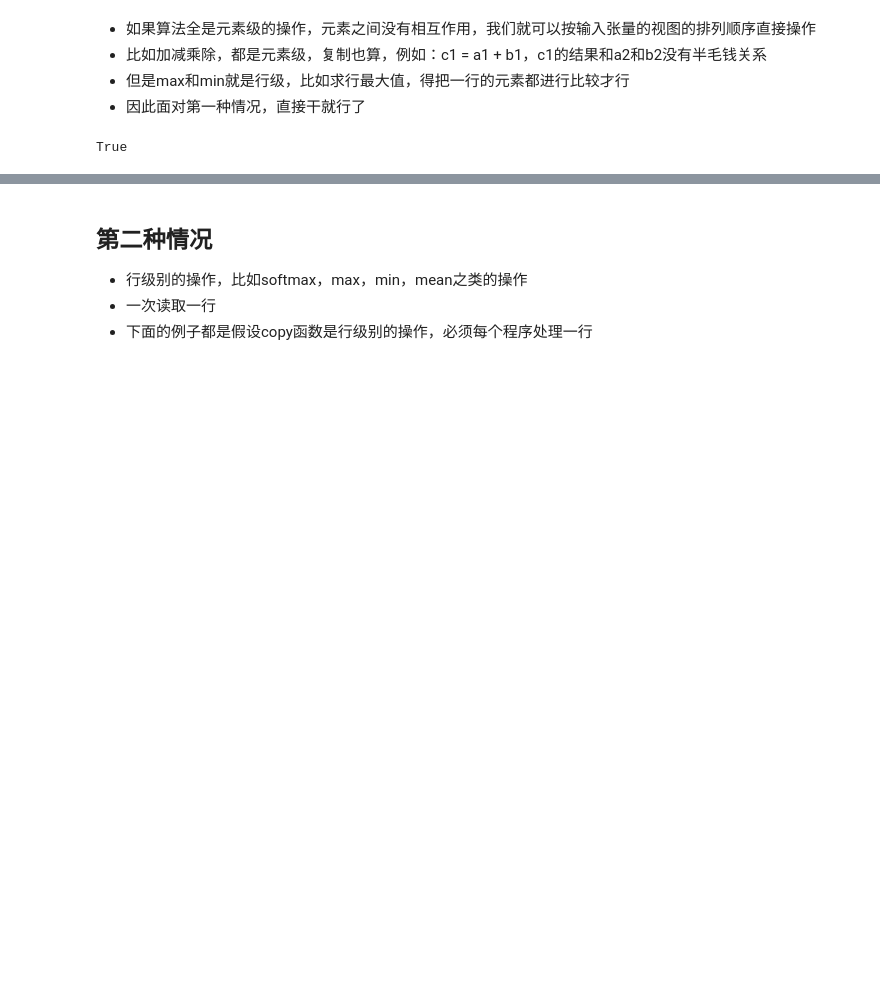
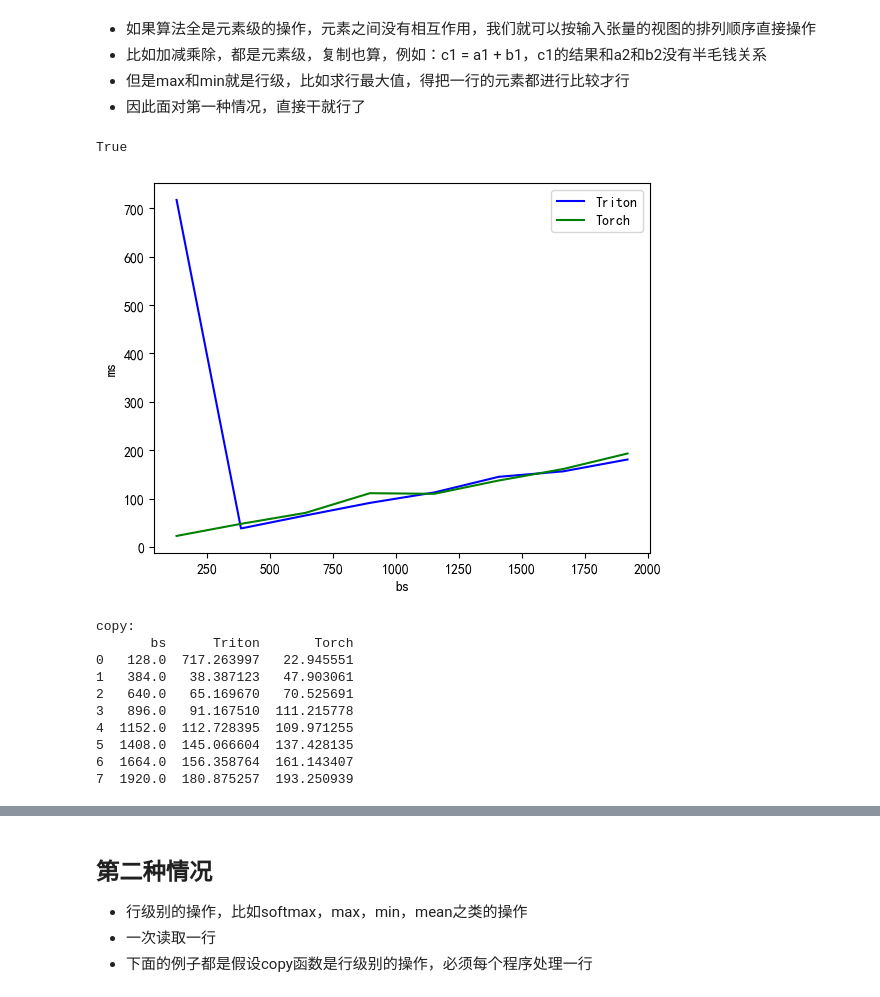
Before and after one commit to mdy666/mdy_triton, a Jupyter notebook: 01-esay-example.ipynb, the cells around one changed output, grey strips where cells are left out. Drawn from its saved outputs; the diff is of its cells as text; code cells hidden in the pictures; blank space fills up the shorter version.

```diff
--- a/01-esay-example.ipynb
+++ b/01-esay-example.ipynb
@@ -215,6 +217,20 @@ b = triton_copyv1(a)
 torch.allclose(a,b)
 # %% [output]
 True
+# %%
+run_benchmark(triton_copyv1, 8196)
+# %% [output]
+[figure, added]
+copy:
+       bs      Triton       Torch
+0   128.0  717.263997   22.945551
+1   384.0   38.387123   47.903061
+2   640.0   65.169670   70.525691
+3   896.0   91.167510  111.215778
+4  1152.0  112.728395  109.971255
+5  1408.0  145.066604  137.428135
+6  1664.0  156.358764  161.143407
+7  1920.0  180.875257  193.250939
 # %%
 # 基本差不过
 run_benchmark(triton_copyv1, 8196)
```
Also changed, not shown: parts of 2 cells of this notebook, 41 other files.
